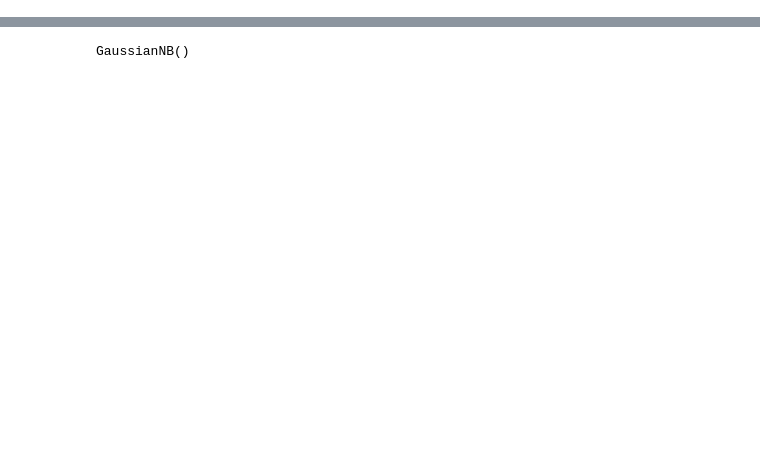
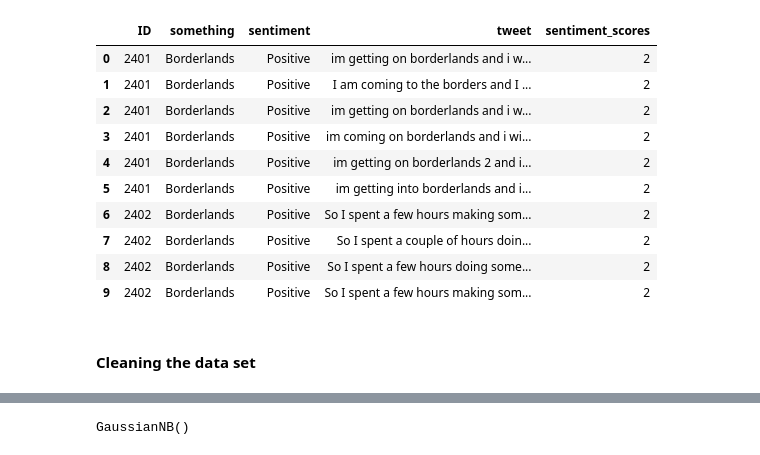
Before and after one commit to porallapradhyumna/Sentiment_Analysis-using-Naive-Bayes-with-separate-training-data, a Jupyter notebook: MODEL_NavieBayes_Sklearn.ipynb, the cells around one changed output, grey strips where cells are left out. Cells and saved outputs as stored; diff of their text form; code cells hidden in the pictures; blank space fills up the shorter version.

```diff
--- a/MODEL_NavieBayes_Sklearn.ipynb
+++ b/MODEL_NavieBayes_Sklearn.ipynb
@@ -73,0 +57,16 @@ for i in range(0,len(data_set_train)):
+# %%
+data_set_train.head(10)
+# %% [output]
+|  | ID | something | sentiment | tweet | sentiment_scores |
+| 0 | 2401 | Borderlands | Positive | im getting on borderlands and i w... | 2 |
+| 1 | 2401 | Borderlands | Positive | I am coming to the borders and I ... | 2 |
+| 2 | 2401 | Borderlands | Positive | im getting on borderlands and i w... | 2 |
+| 3 | 2401 | Borderlands | Positive | im coming on borderlands and i wi... | 2 |
+| 4 | 2401 | Borderlands | Positive | im getting on borderlands 2 and i... | 2 |
+| 5 | 2401 | Borderlands | Positive | im getting into borderlands and i... | 2 |
+| 6 | 2402 | Borderlands | Positive | So I spent a few hours making som... | 2 |
+| 7 | 2402 | Borderlands | Positive | So I spent a couple of hours doin... | 2 |
+| 8 | 2402 | Borderlands | Positive | So I spent a few hours doing some... | 2 |
+| 9 | 2402 | Borderlands | Positive | So I spent a few hours making som... | 2 |
+# %% [markdown]
+<h4>Cleaning the data set</h4>
```
Also changed, not shown: parts of 36 cells of this notebook.
